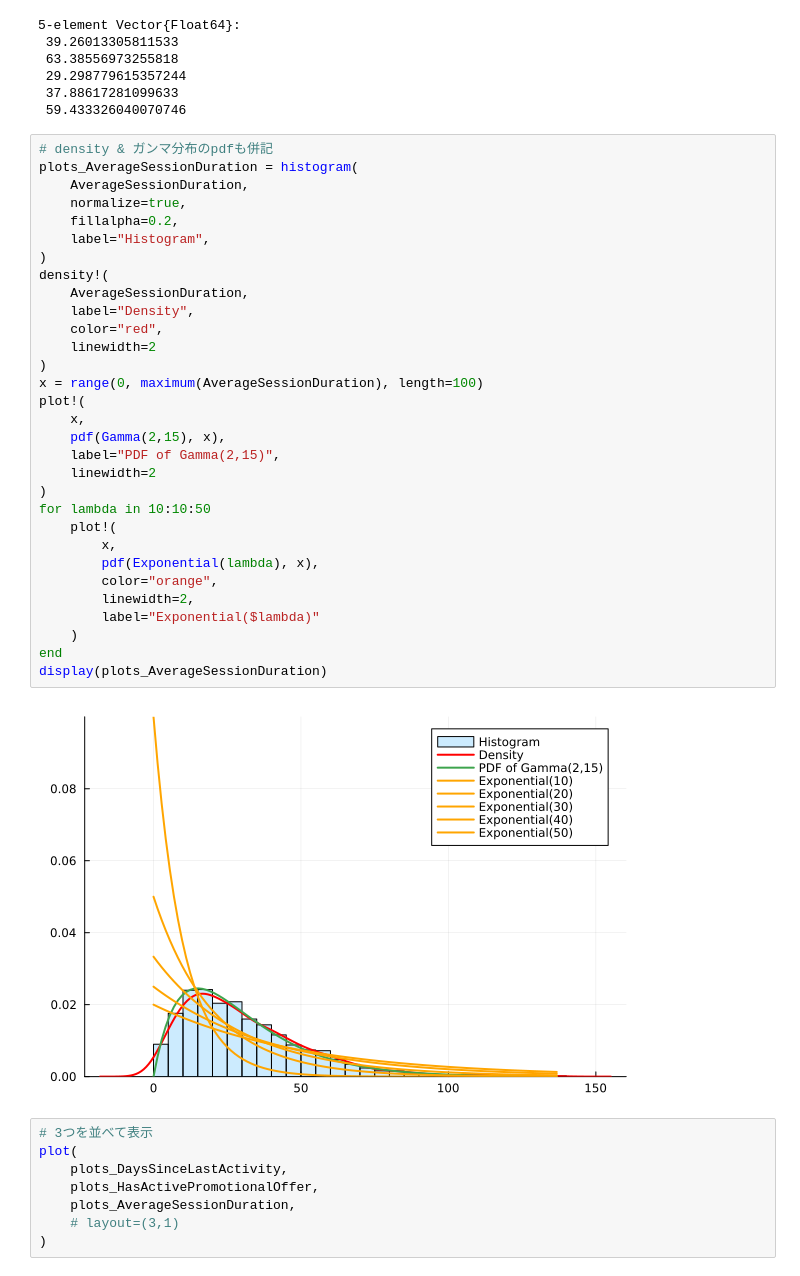
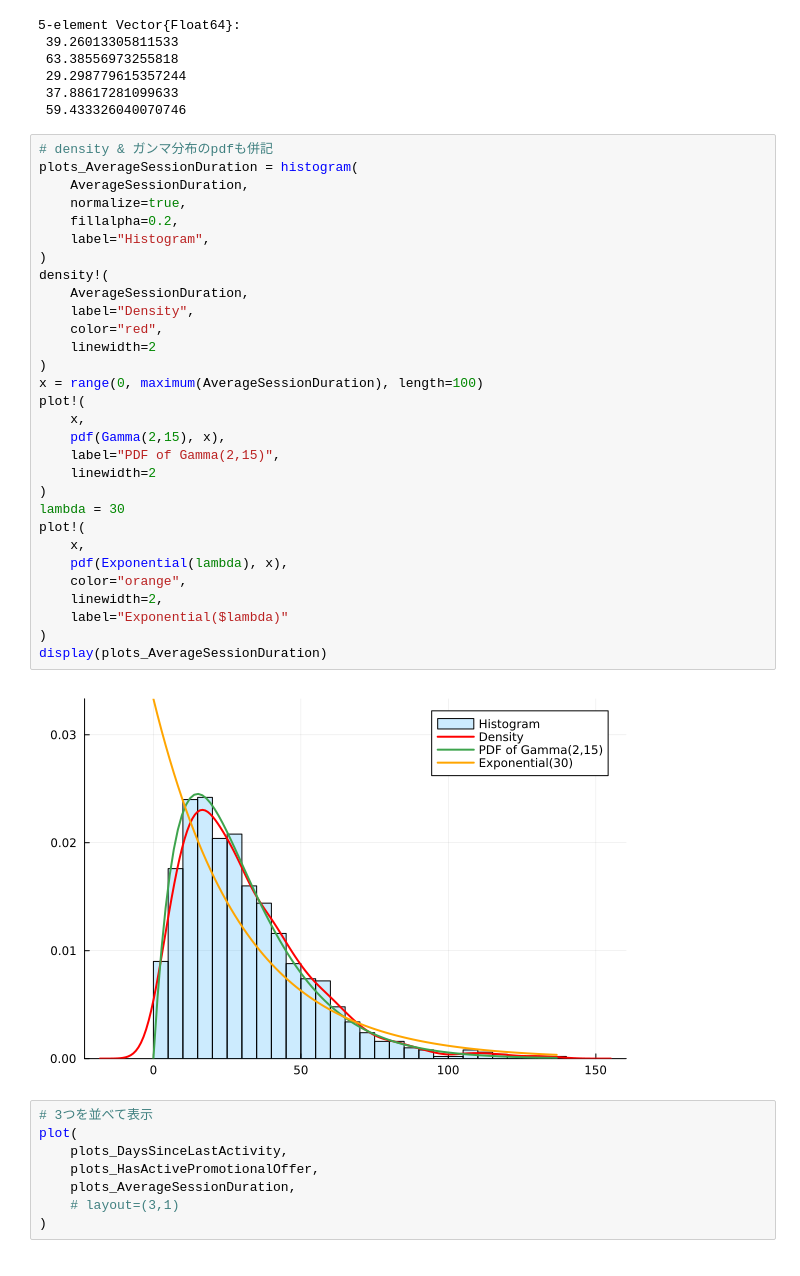
Before and after one commit to tndd/Mymljl, a Jupyter notebook: src/011_prac_self_model.ipynb, the cells around one changed output. Saved outputs shown, nothing was run; the diff lists cells and outputs as text.

```diff
--- a/src/011_prac_self_model.ipynb
+++ b/src/011_prac_self_model.ipynb
@@ -168,36 +168,35 @@ display(first(AverageSessionDuration, 5))
 # %%
 # density & ガンマ分布のpdfも併記
 plots_AverageSessionDuration = histogram(
     AverageSessionDuration,
     normalize=true,
     fillalpha=0.2,
     label="Histogram",
 )
 density!(
     AverageSessionDuration,
     label="Density",
     color="red",
     linewidth=2
 )
 x = range(0, maximum(AverageSessionDuration), length=100)
 plot!(
     x,
     pdf(Gamma(2,15), x),
     label="PDF of Gamma(2,15)",
     linewidth=2
 )
-for lambda in 10:10:50
-    plot!(
-        x,
-        pdf(Exponential(lambda), x),
-        color="orange",
-        linewidth=2,
-        label="Exponential($lambda)"
-    )
-end
+lambda = 30
+plot!(
+    x,
+    pdf(Exponential(lambda), x),
+    color="orange",
+    linewidth=2,
+    label="Exponential($lambda)"
+)
 display(plots_AverageSessionDuration)
 # %% [output]
-[figure, old version]
+[figure, new version]
 # %%
 # 3つを並べて表示
 plot(
```
